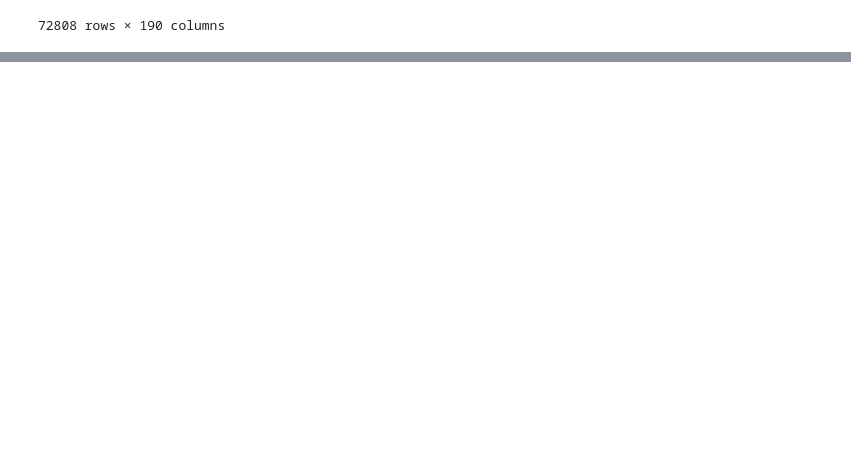
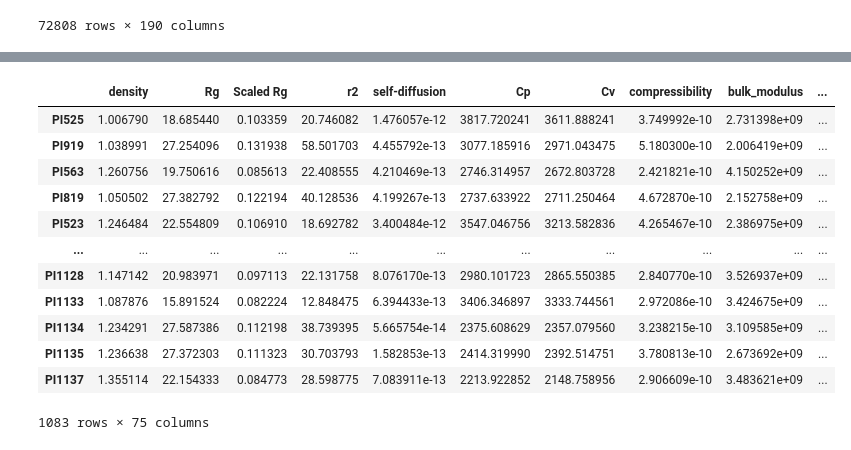
Before and after one commit to TsumiNa/foundation_model, a Jupyter notebook: data/scripts/process_radonpy_data.ipynb, the cells around one changed output, grey strips where cells are left out. Saved outputs shown, nothing was run; the diff lists cells and outputs as text; code cells hidden in the pictures; blank space fills up the shorter version.

```diff
--- a/data/scripts/process_radonpy_data.ipynb
+++ b/data/scripts/process_radonpy_data.ipynb
@@ -37,8 +41,13 @@ prop_names = [p for p in prop_names_with_stats if not p.endswith(('_median', '_s
 print(len(prop_names))
 
 props = radonpy_data[prop_names]
-props.to_parquet("../amorphous_polymer_properties_20250730.parquet")
-props
+pipe = Pipeline(
+    [("standardscaler", StandardScaler()), ("powertransformer", PowerTransformer(method="yeo-johnson"))]
+)
+scaled_props = pd.DataFrame(data=pipe.fit_transform(props), index=props.index, columns=[f"{col} (normalized)" for col in props.columns])
+joblib.dump(pipe, "../amorphous_polymer_properties_scaler_20250730.pkl.z")
+
+props = pd.concat([props, scaled_props], axis=1)
 # %% [output]
 258
 43
@@ -85,0 +54,23 @@ scaled_props
+# %%
+from sklearn.model_selection import train_test_split
+
+train_idx, val_idx, test_idx = [], [], []
+
+for prefix in ["VL", "PI", "PG"]:
+    data = props[props.index.str.startswith(prefix)]
+    idx = data.index.tolist()
+    n = len(idx)
+    if n < 5:
+        train_idx.extend(idx)
+        continue
+    idx_train, idx_temp = train_test_split(idx, test_size=0.3, random_state=42)
+    idx_val, idx_test = train_test_split(idx_temp, test_size=0.5, random_state=42)
+    train_idx.extend(idx_train)
+    val_idx.extend(idx_val)
+    test_idx.extend(idx_test)
+
+split = pd.Series(index=props.index, dtype="object")
+split.loc[train_idx] = "train"
+split.loc[val_idx] = "val"
+split.loc[test_idx] = "test"
+props["split"] = split
@@ -85,0 +94,19 @@ scaled_props
+# %%
+PI_idx = [i for i in props.index if "PI" in i]
+PI_props = props.loc[PI_idx].dropna(axis=1, how="all")
+PI_props.to_parquet("../amorphous_polymer_PI_properties_20250730.parquet")
+PI_props
+# %% [output]
+|  | density | Rg | Scaled Rg | r2 | self-diffusion | Cp | Cv | compressibility | bulk_modulus | ... |
+| PI525 | 1.006790 | 18.685440 | 0.103359 | 20.746082 | 1.476057e-12 | 3817.720241 | 3611.888241 | 3.749992e-10 | 2.731398e+09 | ... |
+| PI919 | 1.038991 | 27.254096 | 0.131938 | 58.501703 | 4.455792e-13 | 3077.185916 | 2971.043475 | 5.180300e-10 | 2.006419e+09 | ... |
+| PI563 | 1.260756 | 19.750616 | 0.085613 | 22.408555 | 4.210469e-13 | 2746.314957 | 2672.803728 | 2.421821e-10 | 4.150252e+09 | ... |
+| PI819 | 1.050502 | 27.382792 | 0.122194 | 40.128536 | 4.199267e-13 | 2737.633922 | 2711.250464 | 4.672870e-10 | 2.152758e+09 | ... |
+| PI523 | 1.246484 | 22.554809 | 0.106910 | 18.692782 | 3.400484e-12 | 3547.046756 | 3213.582836 | 4.265467e-10 | 2.386975e+09 | ... |
+| ... | ... | ... | ... | ... | ... | ... | ... | ... | ... | ... |
+| PI1128 | 1.147142 | 20.983971 | 0.097113 | 22.131758 | 8.076170e-13 | 2980.101723 | 2865.550385 | 2.840770e-10 | 3.526937e+09 | ... |
+| PI1133 | 1.087876 | 15.891524 | 0.082224 | 12.848475 | 6.394433e-13 | 3406.346897 | 3333.744561 | 2.972086e-10 | 3.424675e+09 | ... |
+| PI1134 | 1.234291 | 27.587386 | 0.112198 | 38.739395 | 5.665754e-14 | 2375.608629 | 2357.079560 | 3.238215e-10 | 3.109585e+09 | ... |
+| PI1135 | 1.236638 | 27.372303 | 0.111323 | 30.703793 | 1.582853e-13 | 2414.319990 | 2392.514751 | 3.780813e-10 | 2.673692e+09 | ... |
+| PI1137 | 1.355114 | 22.154333 | 0.084773 | 28.598775 | 7.083911e-13 | 2213.922852 | 2148.758956 | 2.906609e-10 | 3.483621e+09 | ... |
+1083 rows × 75 columns
```
Also changed, not shown: parts of 5 cells of this notebook, 4 other files.
